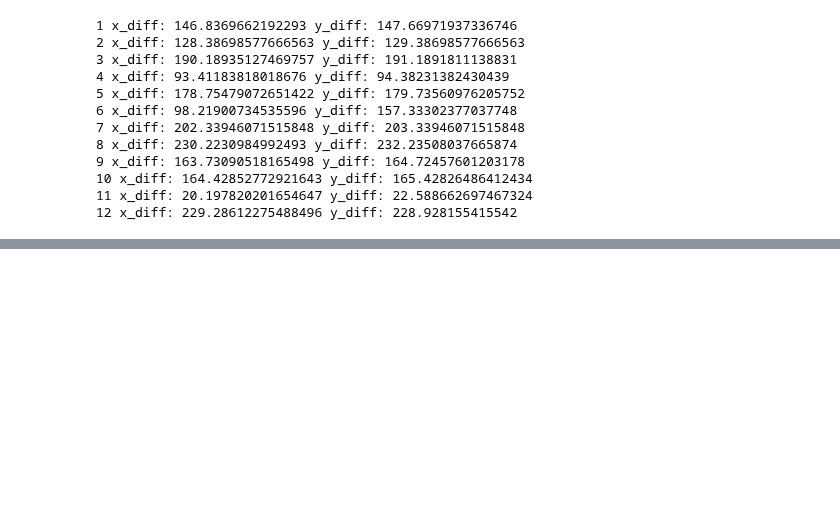
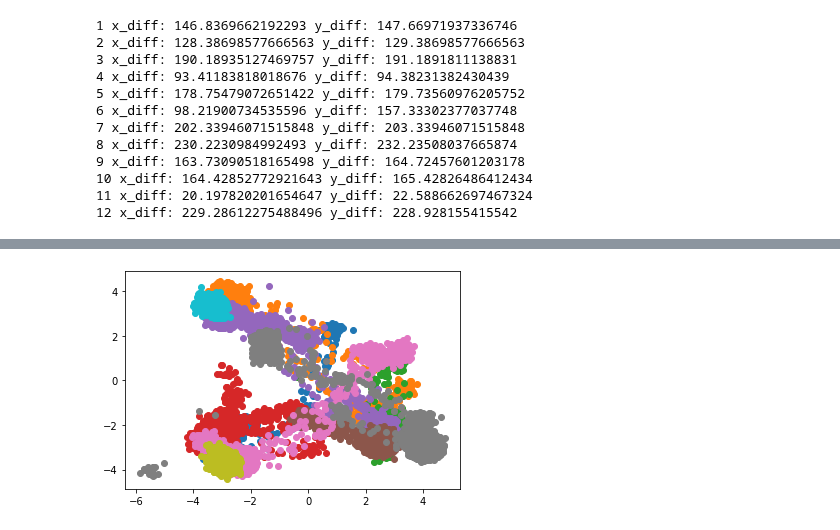
Before and after one commit to tj-kim/DistMEC, a Jupyter notebook: crawdad_mobility/22_07_17 Crawdad user.ipynb, the cells around one changed output, grey strips where cells are left out. Saved outputs shown, nothing was run; the diff lists cells and outputs as text; code cells hidden in the pictures; blank space fills up the shorter version.

```diff
--- a/crawdad_mobility/22_07_17 Crawdad user.ipynb
+++ b/crawdad_mobility/22_07_17 Crawdad user.ipynb
@@ -249,8 +258,10 @@ traces_normalized_repeated[0]
 # %%
 # Plot all locations to see concentration
 import matplotlib.pyplot as plt
 for i in range(0,12):
     if i != 7 and i != 11:
 # i = 5
-        plt.plot(traces_normalized_repeated[i][:,1], traces_normalized_repeated[i][:,2], 'o')
+        plt.plot(traces_normalized[i][:,1], traces_normalized[i][:,2], 'o')
 plt.show()
+# %% [output]
+[figure, added]
```
Also changed, not shown: parts of 24 cells of this notebook, 24 other files.
